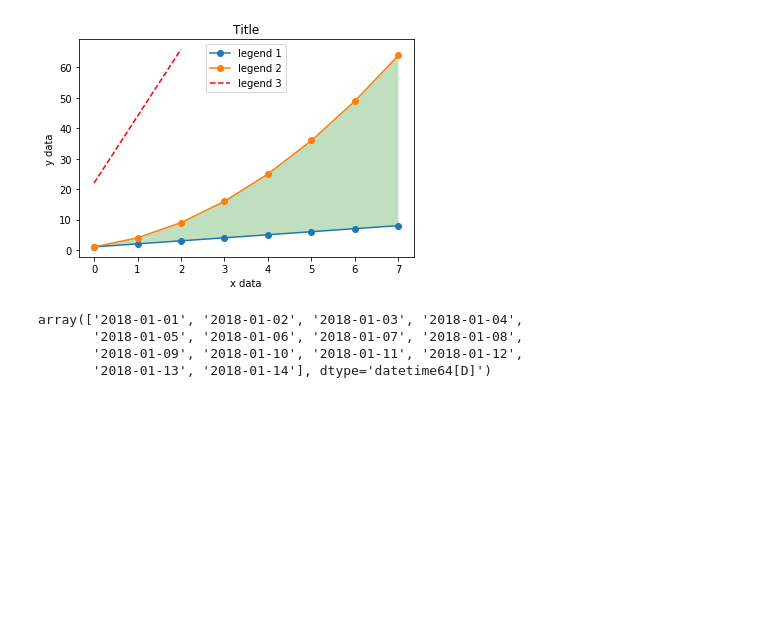
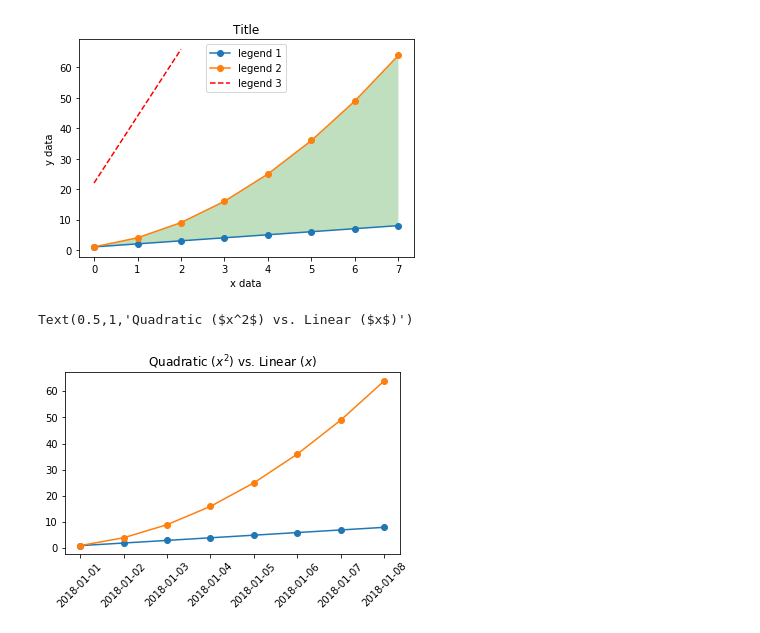
Before and after one commit to purple11261126/pandas, a Jupyter notebook: Python 数据可视化_01 基本图表.ipynb, the cells around one changed output. Saved outputs shown, nothing was run; the diff lists cells and outputs as text; code cells hidden in the pictures; blank space fills up the shorter version.

```diff
--- a/Python 数据可视化_01 基本图表.ipynb
+++ b/Python 数据可视化_01 基本图表.ipynb
@@ -115,13 +115,22 @@ plt.gca().fill_between(range(len(linear_data)),
 # %% [output]
 <matplotlib.collections.PolyCollection at 0x...>
 [figure]
-# %%
-# 绘制横轴为时间的线图
-
-datas = np.arange('2018-01-01', '2018-01-15', dtype='datetime64[D]')
-datas
-# %% [output]
-array(['2018-01-01', '2018-01-02', '2018-01-03', '2018-01-04',
-       '2018-01-05', '2018-01-06', '2018-01-07', '2018-01-08',
-       '2018-01-09', '2018-01-10', '2018-01-11', '2018-01-12',
-       '2018-01-13', '2018-01-14'], dtype='datetime64[D]')
+# %%
+# 绘制横轴为时间的线图
+dates = np.arange('2018-01-01', '2018-01-09', dtype='datetime64[D]')  # 利用 np 生成时间列表
+
+# 绘制图形，此时时间标签的方向还需要调整
+plt.plot(dates, linear_data, '-o',
+        dates, quadratic_data, '-o')
+
+# 时间标签转向 45 度
+plt.xticks(rotation='45')
+
+# 调整边界距离
+plt.subplots_adjust(bottom=0.25)
+
+# 有些学术制图，需要 LaTeX 语法
+plt.title('Quadratic ($x^2$) vs. Linear ($x$)')
+# %% [output]
+Text(0.5,1,'Quadratic ($x^2$) vs. Linear ($x$)')
+[figure, added]
```
Also changed, not shown: parts of 4 cells of this notebook, 1 other file.
